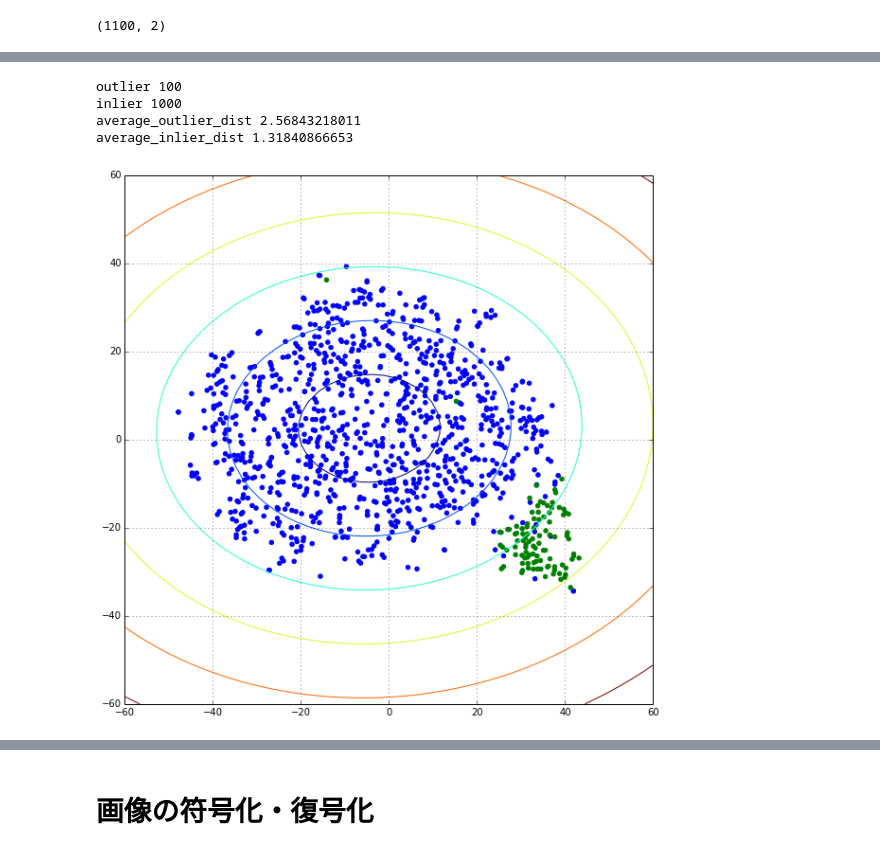
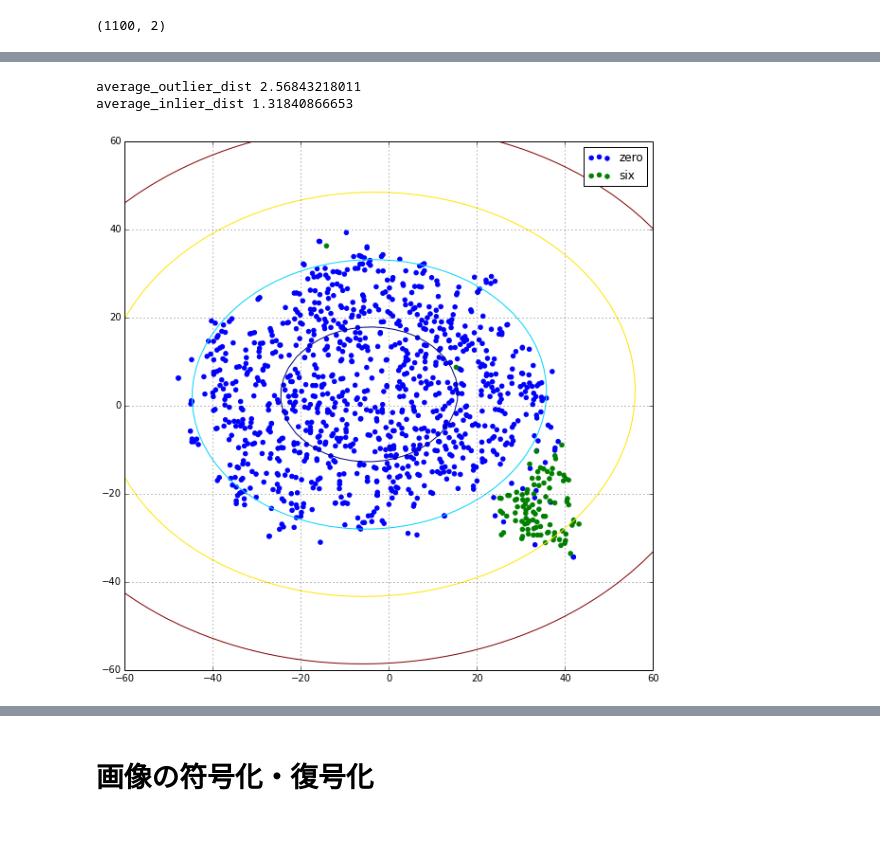
Before and after one commit to seiya-kumada/vae, a Jupyter notebook: draw_results_with_specified_label.ipynb, the cells around one changed output, grey strips where cells are left out. Saved outputs shown, nothing was run; the diff lists cells and outputs as text; code cells hidden in the pictures.

```diff
--- a/draw_results_with_specified_label.ipynb
+++ b/draw_results_with_specified_label.ipynb
@@ -210,10 +205,3 @@ sixs.shape
 xs = chainer.Variable(sixs)
 with chainer.using_config('train', False), chainer.no_backprop_mode():
     six_mus, six_ln_vars = model.encode(xs)
-# %%
-t = np.linalg.norm(zero_mus.data, axis=1)
-r = np.linalg.norm(six_mus.data, axis=1)
-plt.plot(t[:100], label='zero')
-plt.plot(r, label='six')
-plt.legend(loc='best')
-plt.show()
@@ -233,11 +220,3 @@ reduced_dataset = TSNE(n_components=2, random_state=0).fit_transform(dataset)
 reduced_dataset.shape
 # %% [output]
 (1100, 2)
-# %%
-zero_reduced_dataset = reduced_dataset[:zero_number]
-print(zero_reduced_dataset.shape)
-a = np.cov(zero_reduced_dataset, rowvar=False)
-a.shape
-c = np.linalg.inv(a)
-b = np.mean(zero_reduced_dataset, axis=0)
-print(b.shape)
@@ -263,46 +227,52 @@ plt.show()
 # %%
+# calculate mahalanobis distance
 from scipy.spatial.distance import mahalanobis
+
+# calculate covariance matrix for training data
 sigma = np.cov(zero_reduced_dataset, rowvar=False)
+
+# make inverse of it
 inv_sigma = np.linalg.inv(np.cov(zero_reduced_dataset, rowvar=False))
+
+# calculate mean for training data
 mean = np.mean(zero_reduced_dataset, axis=0)
+
+# calculate mahalanobis distances
 outlier_dists = [mahalanobis(mean, outlier, inv_sigma) for outlier in six_reduced_dataset]
 inlier_dists = [mahalanobis(mean, inlier, inv_sigma) for inlier in zero_reduced_dataset]
-print('outlier', len(outlier_dists))
-print('inlier', len(inlier_dists))
+
 average_outlier_dist = np.mean(outlier_dists)
 average_inlier_dist = np.mean(inlier_dists)
 print('average_outlier_dist', average_outlier_dist)
 print('average_inlier_dist', average_inlier_dist)
 # %% [output]
-outlier 100
-inlier 1000
 average_outlier_dist 2.56843218011
 average_inlier_dist 1.31840866653
 # %%
+# display
 plt.figure(figsize=(10, 10))
 plt.scatter(reduced_dataset[:zero_number, 0], reduced_dataset[:zero_number, 1], c='blue', edgecolors='blue', label='zero', marker='o')
 plt.scatter(reduced_dataset[zero_number:, 0], reduced_dataset[zero_number:, 1], c='green', edgecolors='green', label='six', marker='o')
 plt.axis('equal')
 
 
 n = 100
 x = np.linspace(-60, 60)
 y = np.linspace(-60, 60)
 X, Y = np.meshgrid(x, y)
 Z = np.empty((n//2, n//2))
 for r  in range(n // 2):
     for c in range(n // 2):
         v = np.c_[X[r, c], Y[r, c]]
         Z[r, c] = mahalanobis(mean, v, inv_sigma)
 
-plt.contour(X, Y, np.array(Z))
-
-
+plt.contour(X, Y, np.array(Z), levels=[1, 2, 3, 4])
 
 plt.xlim(-60, 60)
 plt.ylim(-60, 60)
 
 plt.grid(True)
+plt.legend(loc='best')
 plt.show()
 # %% [output]
-[figure, old version]
+[figure, new version]
```
Also changed, not shown: parts of 27 cells of this notebook, 2 other files.
